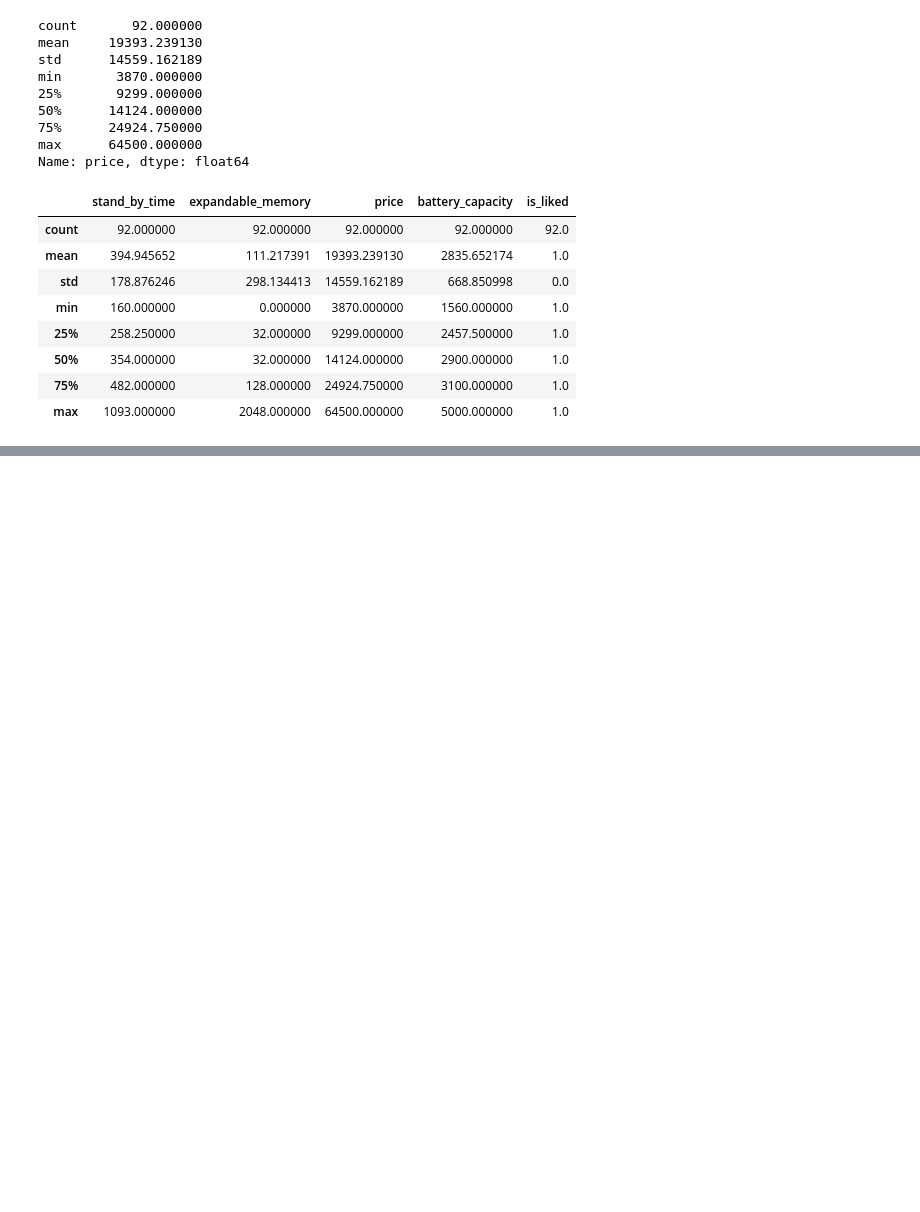
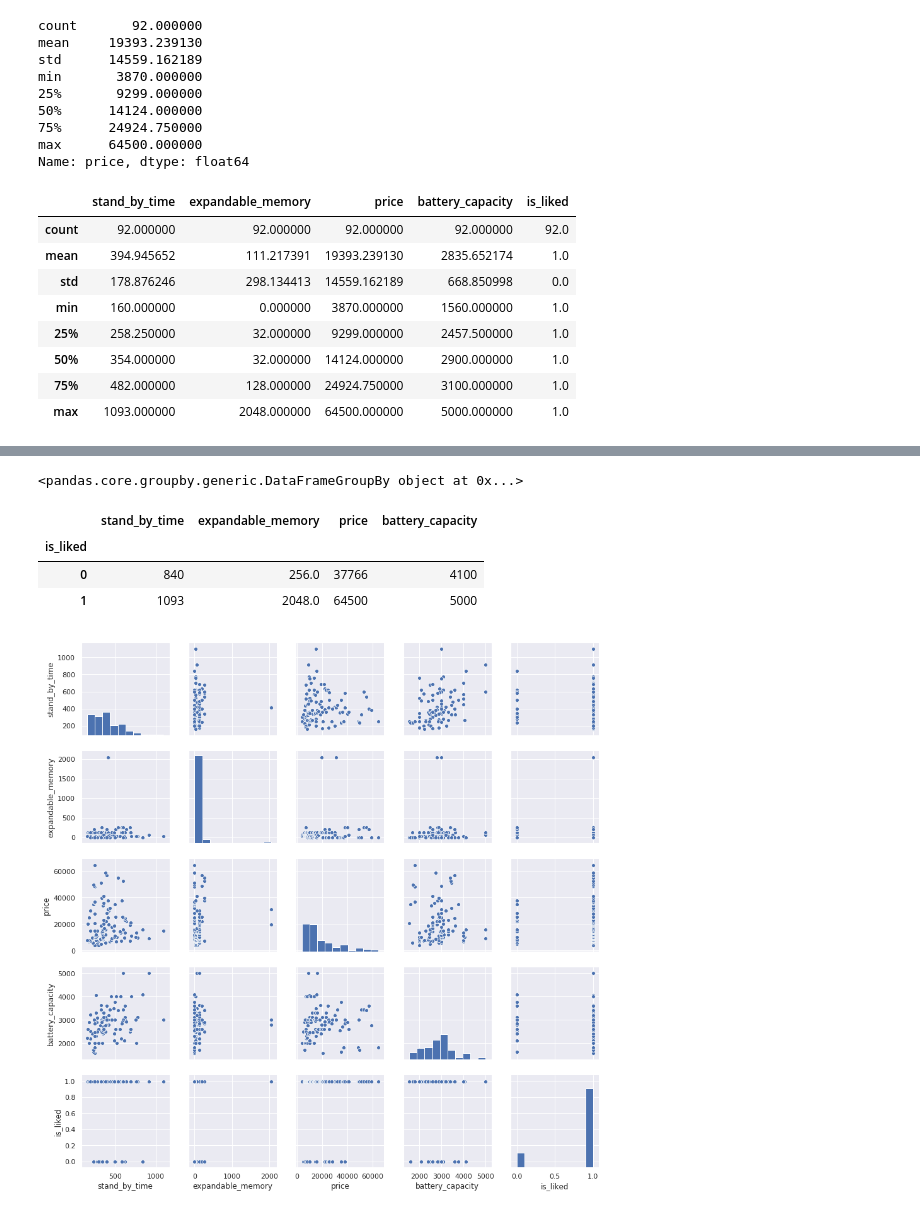
Before and after one commit to championballer/one-fourth-labs-deep-learning, a Jupyter notebook: Python Basics2/0209_Basics2.ipynb, the cells around one changed output, grey strips where cells are left out. Saved outputs shown, nothing was run; the diff lists cells and outputs as text; code cells hidden in the pictures; blank space fills up the shorter version.

Commit message:
Added notebook update with pandas

```diff
--- a/Python Basics2/0209_Basics2.ipynb
+++ b/Python Basics2/0209_Basics2.ipynb
@@ -233,0 +260,21 @@ data_liked.describe()
+# %%
+print(g)
+# %% [output]
+<pandas.core.groupby.generic.DataFrameGroupBy object at 0x...>
+# %%
+##Aggregation functions are also available as are in SQL
+
+g.max()
+# %% [output]
+|  | stand_by_time | expandable_memory | price | battery_capacity |
+| is_liked |  |  |  |  |
+| 0 | 840 | 256.0 | 37766 | 4100 |
+| 1 | 1093 | 2048.0 | 64500 | 5000 |
+# %%
+import matplotlib.pyplot as plt
+import seaborn as sns
+sns.set()
+# %%
+ax = sns.pairplot(data_thin,diag_kind='hist')
+# %% [output]
+[figure, added]
```
Also changed, not shown: parts of 5 cells of this notebook, 1 other file.
